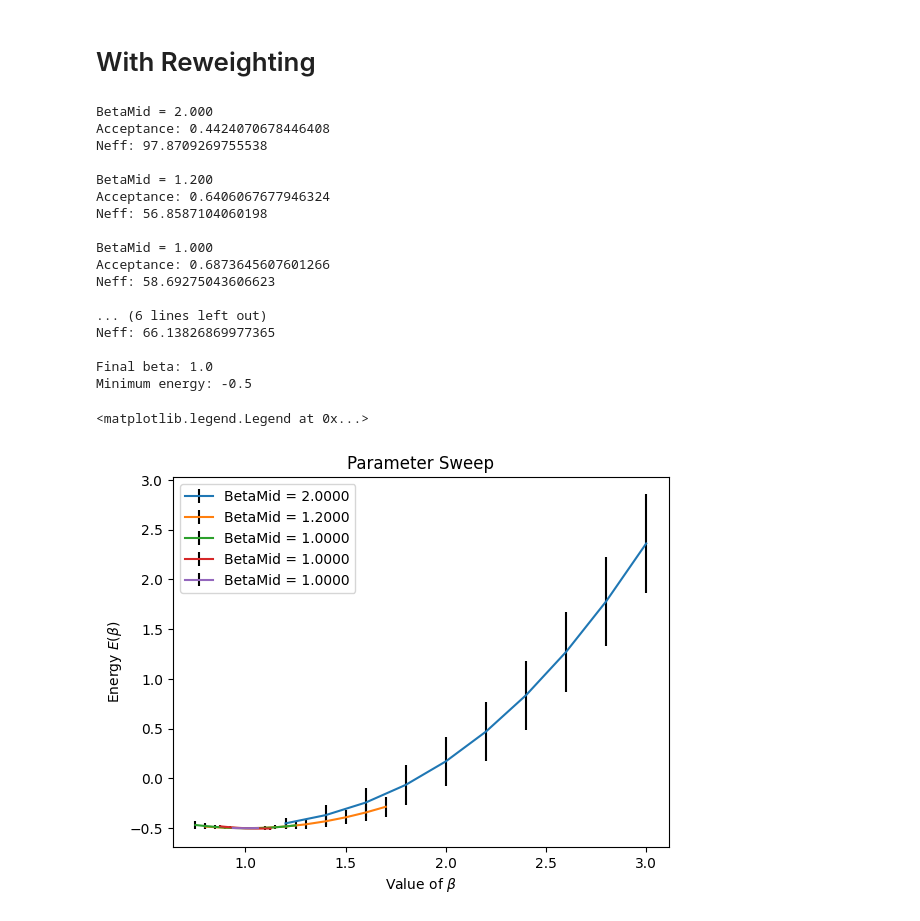
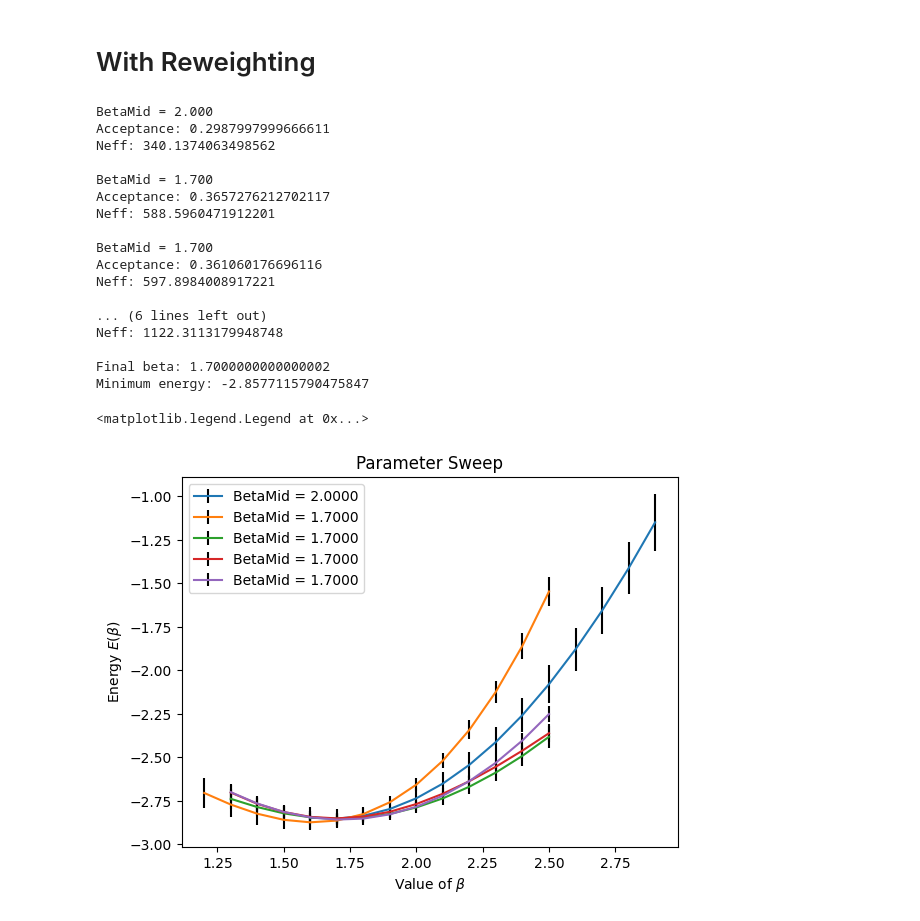
Before and after one commit to guilhermebaos/QUARMEN-Lessons, a Jupyter notebook: Computational-Solid-State/00-Exam-QMC/he.ipynb, the cells around one changed output. Cells and saved outputs as stored; diff of their text form; code cells hidden in the pictures.

```diff
--- a/Computational-Solid-State/00-Exam-QMC/he.ipynb
+++ b/Computational-Solid-State/00-Exam-QMC/he.ipynb
@@ -202,60 +202,61 @@ for _ in range(betaSteps):
     bbRange = np.linspace(betaMin, betaMax, betaSamples)
 
     print(f"BetaMid = {betaMid:.3f}")
-    Rs = samplePos(sampleM, betaMid, delta=delta)
-    Rs = Rs[discard:]
-    Neff = sampleNeff(Rs)
+    Rs1, Rs2, Rsd = samplePos(sampleM, betaMid, delta)
+    Rs1, Rs2, Rsd = Rs1[discard:], Rs2[discard:], Rsd[discard:]
+    El = -betaMid**2 + betaMid * (1/Rs1 + 1/Rs2) - (2/Rs1 + 2/Rs2) + 1/Rsd
+    Neff = sampleNeff(El)
     for beta in bbRange:
         # Calculate weights
-        ww = np.exp(-2 * (beta - betaMid) * Rs)
+        ww = np.exp(-2 * (beta - betaMid) * (Rs1 + Rs2))
 
         # Effective number of points
-        m = ((np.sum(ww))**2 / np.sum(ww**2)) / len(Rs)
+        m = ((np.sum(ww))**2 / np.sum(ww**2)) / len(El)
         if m < 0.5:
             continue
 
         bb += [beta]
 
-        El = -0.5*beta*(beta - 2/Rs) - 1.0 / Rs
+        El = -beta**2 + beta * (1/Rs1 + 1/Rs2) - (2/Rs1 + 2/Rs2) + 1/Rsd
         Estd += [np.std(El) / np.sqrt(Neff)]
         Ebeta += [(np.sum(El * ww)) / (np.sum(ww))]
 
     # Plot results
     plt.errorbar(bb, Ebeta, yerr=Estd, ecolor="black", label=f"BetaMid = {betaMid:.4f}")
 
     # Target function
     target = [Ebeta[i] + stdW * Estd[i] for i in range(len(bb))]
 
     betaMini = bb[target.index(min(target))]
     betaMid = betaMini
     betaRange *= betaMult
     print("")
 
 
 print(f"Final beta: {betaMini}")
 print(f"Minimum energy: {min(Ebeta)}")
 
 plt.xlabel("Value of $\\beta$")
 plt.ylabel("Energy $E(\\beta)$")
 plt.title("Parameter Sweep")
 plt.legend()
 # %% [output]
 BetaMid = 2.000
-Acceptance: 0.4424070678446408
-Neff: 97.8709269755538
+Acceptance: 0.2987997999666611
+Neff: 340.1374063498562
 
-BetaMid = 1.200
-Acceptance: 0.6406067677946324
-Neff: 56.8587104060198
+BetaMid = 1.700
+Acceptance: 0.3657276212702117
+Neff: 588.5960471912201
 
-BetaMid = 1.000
-Acceptance: 0.6873645607601266
-Neff: 58.69275043606623
+BetaMid = 1.700
+Acceptance: 0.361060176696116
+Neff: 597.8984008917221
 
 ... (6 lines left out)
-Neff: 66.13826869977365
+Neff: 1122.3113179948748
 
-Final beta: 1.0
-Minimum energy: -0.5
+Final beta: 1.7000000000000002
+Minimum energy: -2.8577115790475847
 <matplotlib.legend.Legend at 0x...>
-[figure, old version]
+[figure, new version]
```
Also changed, not shown: parts of 1 cell of this notebook, 1 other file.
